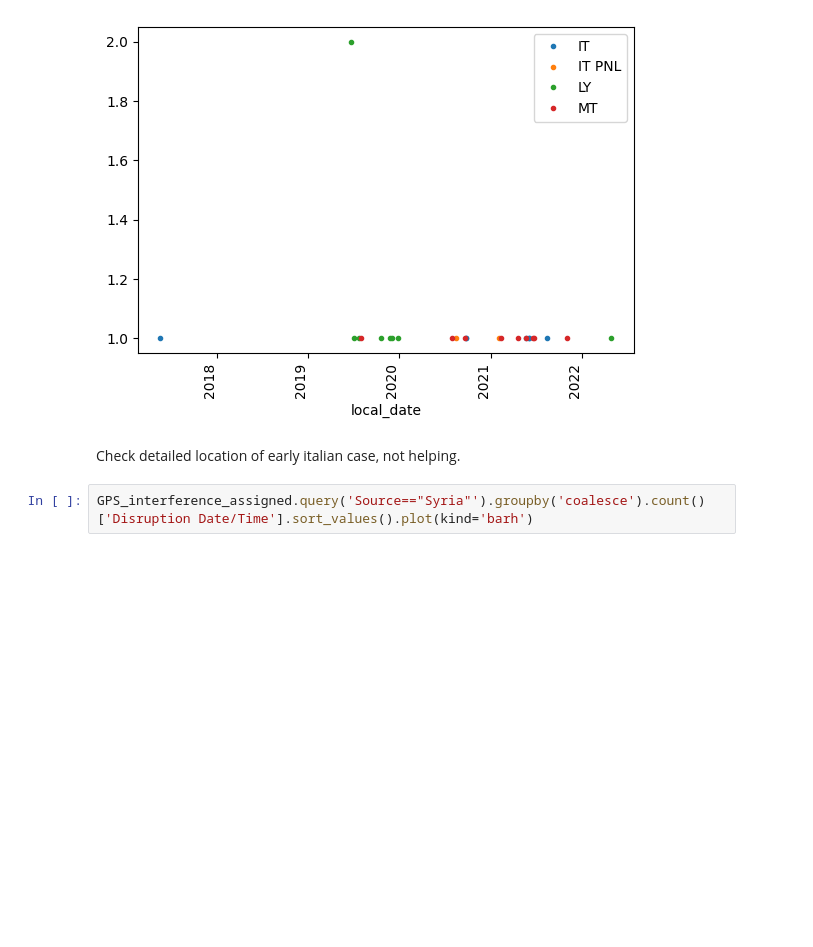
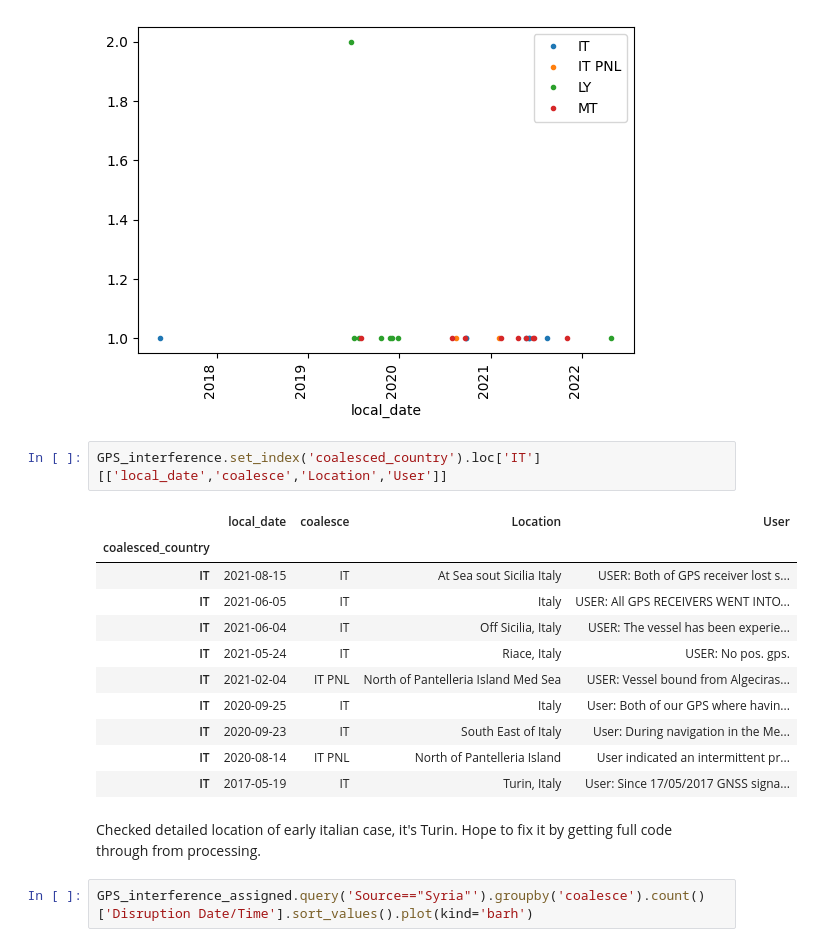
Before and after one commit to stelios-c/GPS_analysis, a Jupyter notebook: GPS_interference_analysis.ipynb, the cells around one changed output. Drawn from its saved outputs; the diff is of its cells as text; blank space fills up the shorter version.

Commit message:
checked that early Italian report is related to #32

```diff
--- a/GPS_interference_analysis.ipynb
+++ b/GPS_interference_analysis.ipynb
@@ -114,8 +114,22 @@ GPS_interference_assigned.query('Source=="Libya"').groupby(['coalesce','local_da
 # %% [output]
 <matplotlib.legend.Legend at 0x...>
 [figure]
+# %%
+GPS_interference.set_index('coalesced_country').loc['IT'][['local_date','coalesce','Location','User']]
+# %% [output]
+|  | local_date | coalesce | Location | User |
+| coalesced_country |  |  |  |  |
+| IT | 2021-08-15 | IT | At Sea sout Sicilia Italy | USER: Both of GPS receiver lost s... |
+| IT | 2021-06-05 | IT | Italy | USER: All GPS RECEIVERS WENT INTO... |
+| IT | 2021-06-04 | IT | Off Sicilia, Italy | USER: The vessel has been experie... |
+| IT | 2021-05-24 | IT | Riace, Italy | USER: No pos. gps. |
+| IT | 2021-02-04 | IT PNL | North of Pantelleria Island Med Sea | USER: Vessel bound from Algeciras... |
+| IT | 2020-09-25 | IT | Italy | User: Both of our GPS where havin... |
+| IT | 2020-09-23 | IT | South East of Italy | User: During navigation in the Me... |
+| IT | 2020-08-14 | IT PNL | North of Pantelleria Island | User indicated an intermittent pr... |
+| IT | 2017-05-19 | IT | Turin, Italy | User: Since 17/05/2017 GNSS signa... |
 # %% [markdown]
-Check detailed location of early italian case, not helping.
+Checked detailed location of early italian case, it's Turin. Hope to fix it by getting full code through from processing.
 # %%
 GPS_interference_assigned.query('Source=="Syria"').groupby('coalesce').count()['Disruption Date/Time'].sort_values().plot(kind='barh')
 # %% [output]
```
